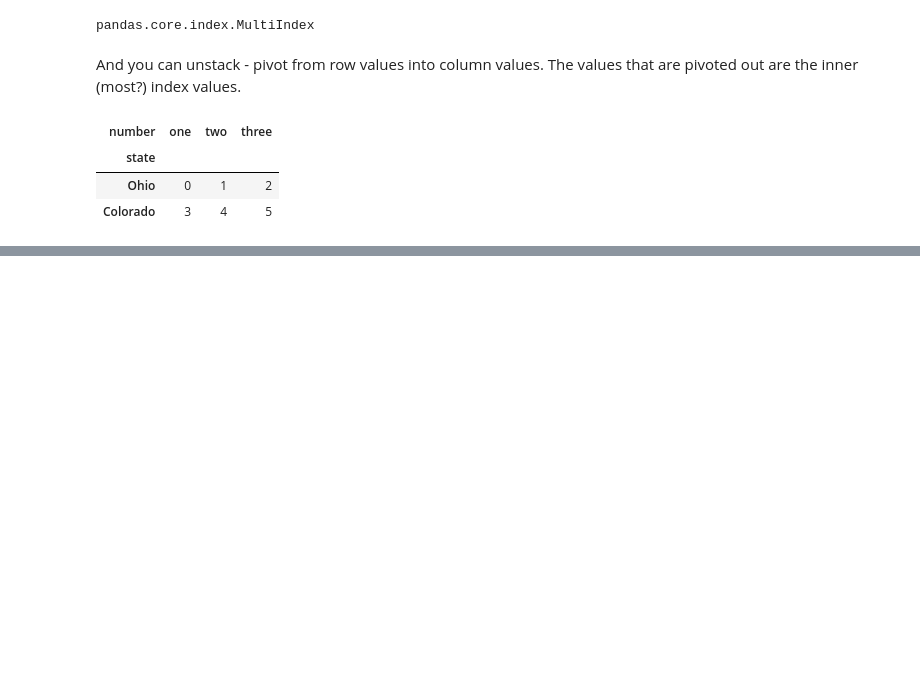
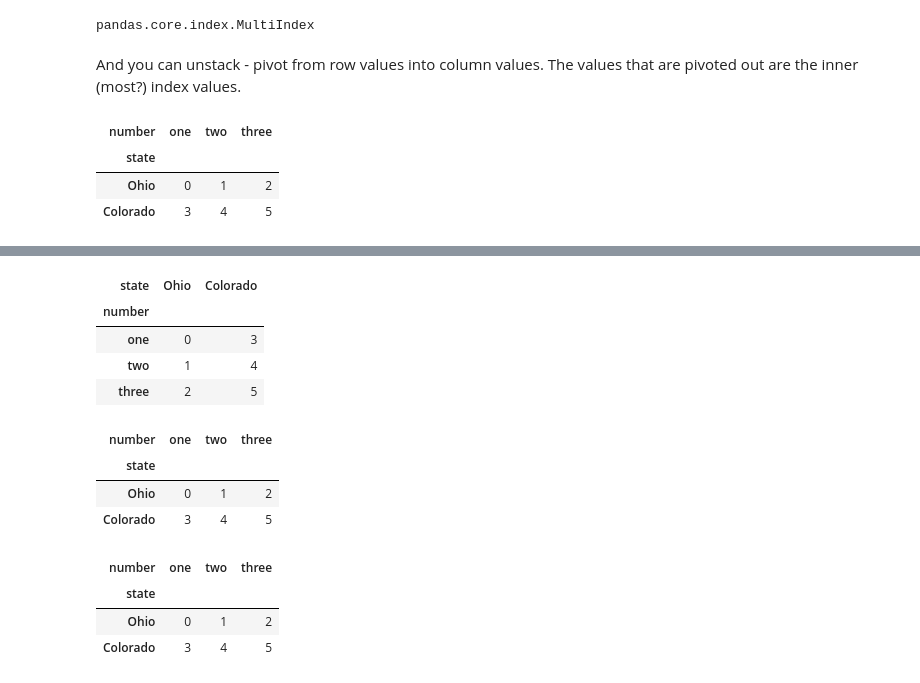
Before and after one commit to aenfield/random, a Jupyter notebook: PythonForDataAnalysisCh7.ipynb, the cells around one changed output, grey strips where cells are left out. Drawn from its saved outputs; the diff is of its cells as text; code cells hidden in the pictures; blank space fills up the shorter version.

```diff
--- a/PythonForDataAnalysisCh7.ipynb
+++ b/PythonForDataAnalysisCh7.ipynb
@@ -647,0 +667,22 @@ Stopping point toward the bottom of page 190.
+# %%
+result.unstack(0)
+# %% [output]
+| state | Ohio | Colorado |
+| number |  |  |
+| one | 0 | 3 |
+| two | 1 | 4 |
+| three | 2 | 5 |
+# %%
+result.unstack(1) # same as default here because we have two levels
+# %% [output]
+| number | one | two | three |
+| state |  |  |  |
+| Ohio | 0 | 1 | 2 |
+| Colorado | 3 | 4 | 5 |
+# %%
+result.unstack()
+# %% [output]
+| number | one | two | three |
+| state |  |  |  |
+| Ohio | 0 | 1 | 2 |
+| Colorado | 3 | 4 | 5 |
```
Also changed, not shown: parts of 13 cells of this notebook.
